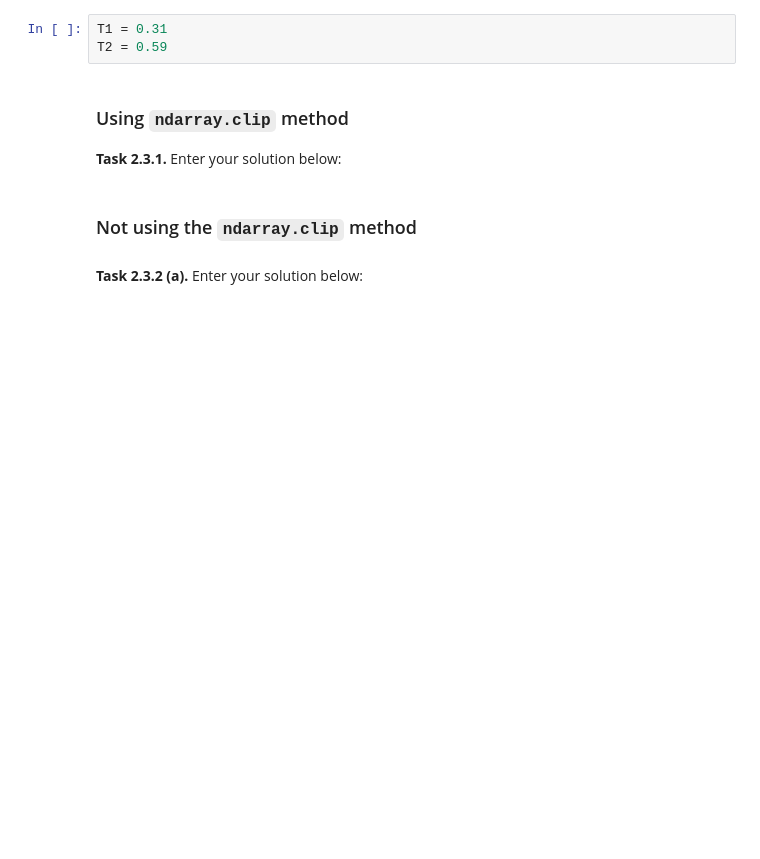
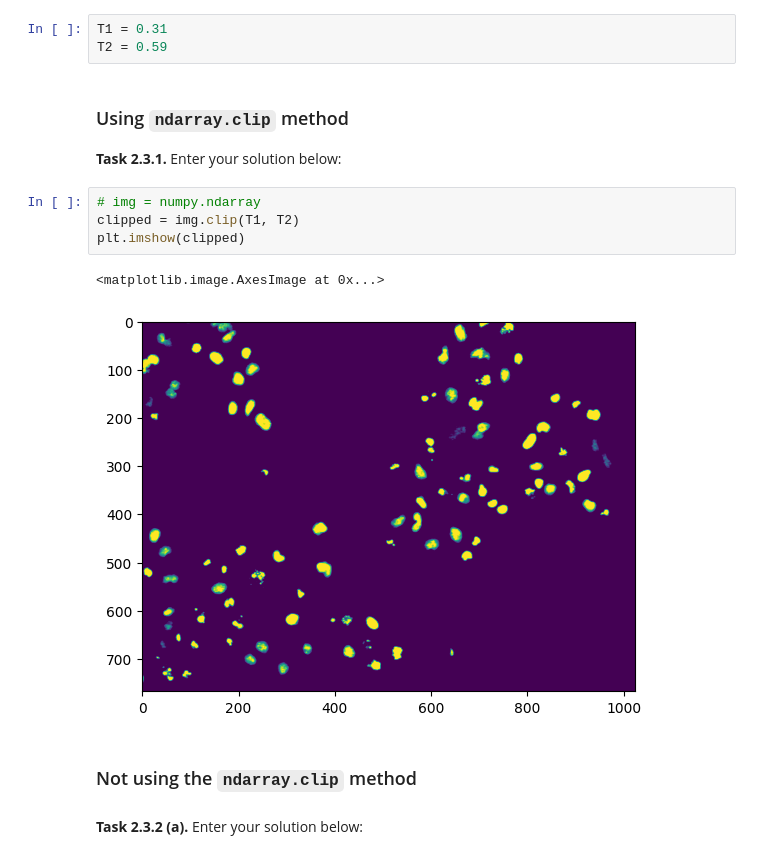
Before and after one commit to fb337/mobi-fs3-python, a Jupyter notebook: task2.ipynb, the cells around one changed output. Saved outputs shown, nothing was run; the diff lists cells and outputs as text; blank space fills up the shorter version.

```diff
--- a/task2.ipynb
+++ b/task2.ipynb
@@ -47,6 +47,13 @@ T2 = 0.59
 ### Using `ndarray.clip` method
 
 **<a id="#">Task 2.3.1.</a>** Enter your solution below:
+# %%
+# img = numpy.ndarray
+clipped = img.clip(T1, T2)
+plt.imshow(clipped)
+# %% [output]
+<matplotlib.image.AxesImage at 0x...>
+[figure, added]
 # %% [markdown]
 ### Not using the `ndarray.clip` method
 # %% [markdown]
```
